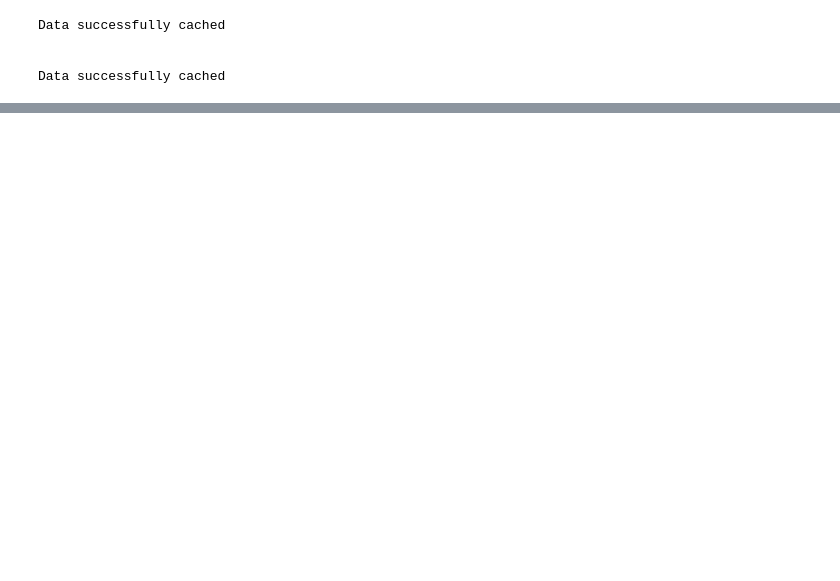
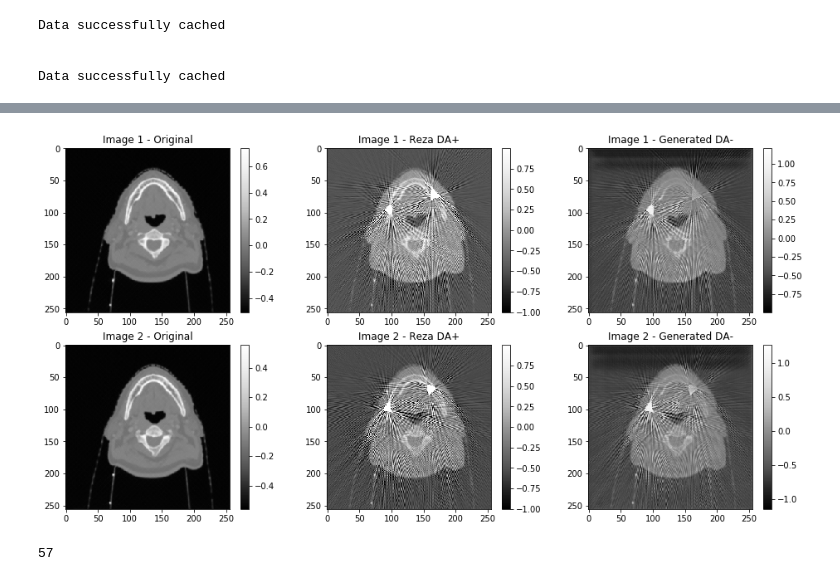
Before and after one commit to carrowsm/ArtifactNet, a Jupyter notebook: scripts/sample_plotting.ipynb, the cells around one changed output, grey strips where cells are left out. Cells and saved outputs as stored; diff of their text form; code cells hidden in the pictures; blank space fills up the shorter version.

```diff
--- a/scripts/sample_plotting.ipynb
+++ b/scripts/sample_plotting.ipynb
@@ -98,0 +123,42 @@ tensor([[[[-1.0000, -1.0000, -1.0000,  ..., -1.0000, -1.0000, -1.0000],
+# %%
+# Import module
+from cycleGAN import GAN
+checkpoint_path = "/cluster/home/carrowsm/logs/artifact_net/remove/cycleGAN/8_256_256px/2-1/version_1/checkpoints/epoch=3.ckpt"
+model = load_model(GAN, checkpoint_path)
+# %%
+# Create some "clean" test images
+val1_gen_y = model.g_y(val1X.unsqueeze(0).detach()).detach()
+val2_gen_y = model.g_y(val2X.unsqueeze(0).detach()).detach()
+# %%
+# Plot comparison between clean and original
+fig, ax = plt.subplots(nrows=2, ncols=3, figsize=[8*2, 8], facecolor='white')
+
+img = ax[0,0].imshow(val1Y[0, 4, :, :], cmap=cm)
+ax[0,0].set_title("Image 1 - Original")
+fig.colorbar(img, ax=ax[0,0], shrink=1)
+
+img = ax[0,1].imshow(val1X[0, 4, :, :], cmap=cm)
+ax[0,1].set_title("Image 1 - Reza DA+")
+fig.colorbar(img, ax=ax[0,1], shrink=1)
+
+img = ax[0,2].imshow(val1_gen_y[0, 0, 4, :, :].numpy(), cmap=cm)
+ax[0,2].set_title("Image 1 - Generated DA-")
+fig.colorbar(img, ax=ax[0,2], shrink=1)
+
+
+
+img = ax[1,0].imshow(val2Y[0, 4, :, :], cmap=cm)
+ax[1,0].set_title("Image 2 - Original")
+fig.colorbar(img, ax=ax[1,0], shrink=1)
+
+img = ax[1,1].imshow(val2X[0, 4, :, :], cmap=cm)
+ax[1,1].set_title("Image 2 - Reza DA+")
+fig.colorbar(img, ax=ax[1,1], shrink=1)
+
+img = ax[1,2].imshow(val2_gen_y[0, 0, 4, :, :].numpy(), cmap=cm)
+ax[1,2].set_title("Image 2 - Generated DA-")
+fig.colorbar(img, ax=ax[1,2], shrink=1)
+
+plt.show()
+# %% [output]
+[figure, added]
@@ -98,0 +177,4 @@ tensor([[[[-1.0000, -1.0000, -1.0000,  ..., -1.0000, -1.0000, -1.0000],
+# %%
+da_train_df[da_train_df.index.isin(oar_df.index)]
+# %% [output]
+57
```
Also changed, not shown: parts of 7 cells of this notebook, 11 other files.
